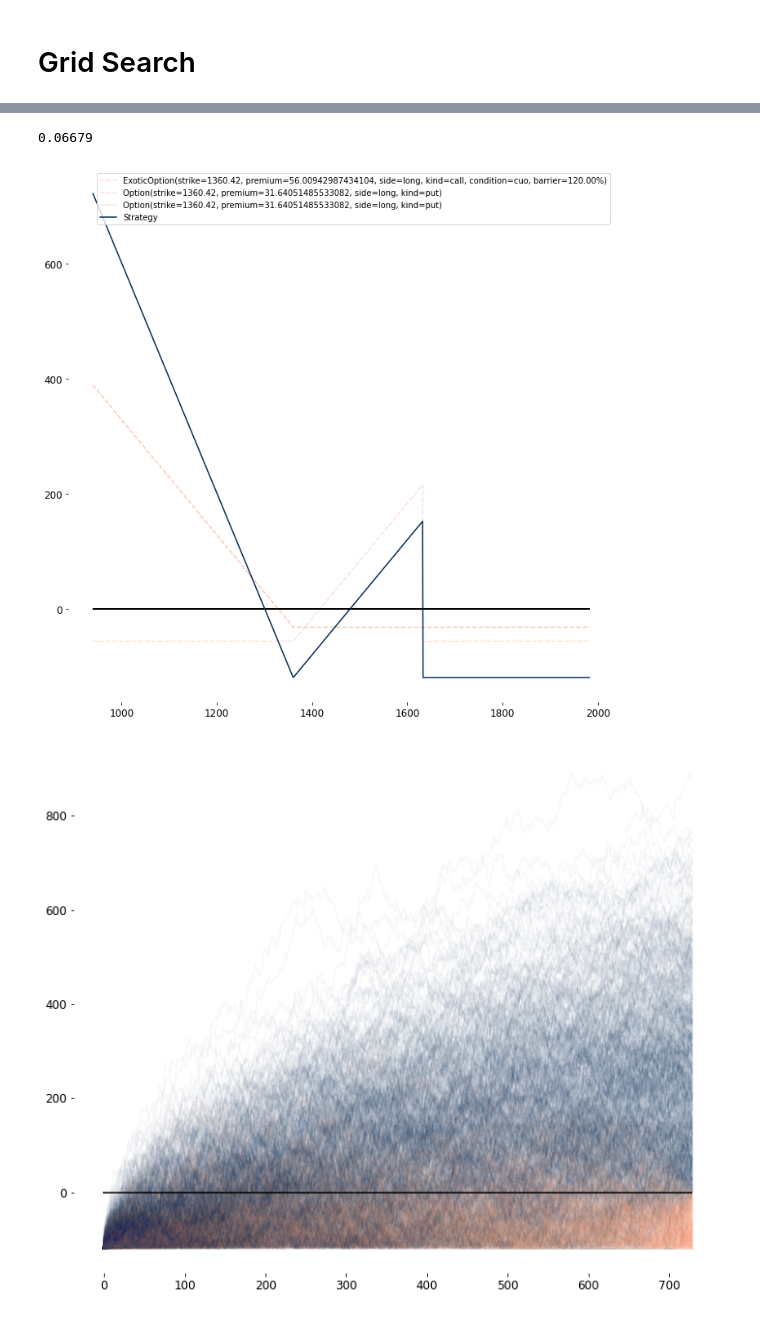
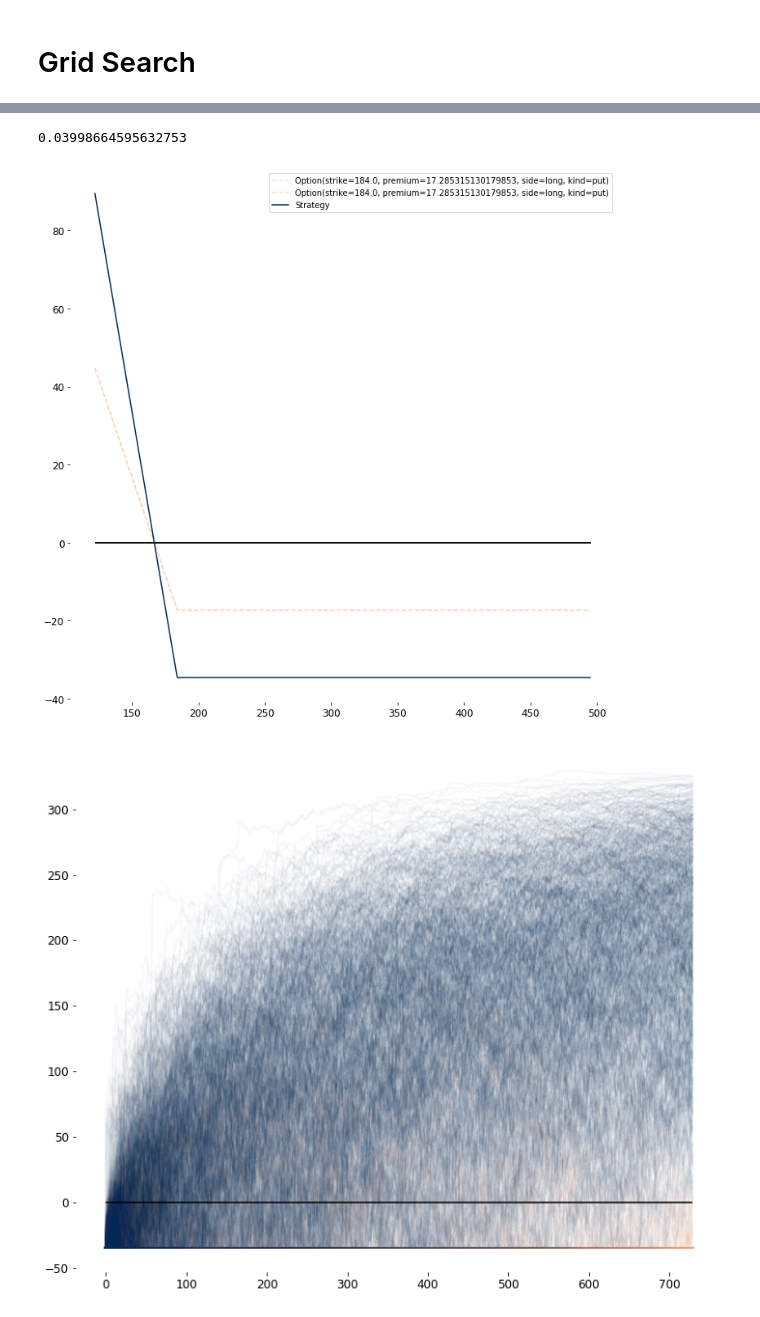
Before and after one commit to andyherfer/finance, a Jupyter notebook: options/demo.ipynb, the cells around one changed output, grey strips where cells are left out. Cells and saved outputs as stored; diff of their text form; code cells hidden in the pictures.

```diff
--- a/options/demo.ipynb
+++ b/options/demo.ipynb
@@ -18,13 +29,11 @@ top_300[25].display()
 # %%
-from Montecarlo import BSOptionsMC
-mc = BSOptionsMC("IDBTVER", n_sims=1000)
-mc.clear()
-(mc.add(side="long", kind="call", condition="vanilla)
- .add(side="long", kind="put")
- .add(side="long", kind="put")
+mc = BSOptionsMC("FB", r=1.29/100)
+(mc
+.add(side="long", kind="put")
+.add(side="long", kind="put")
  )
 mc.display()
 # %% [output]
-0.06679
+0.03998664595632753
-[figure, old version]
+[figure, new version]
-[figure, old version]
+[figure, new version]
```
Also changed, not shown: parts of 12 cells of this notebook, 3 other files.
